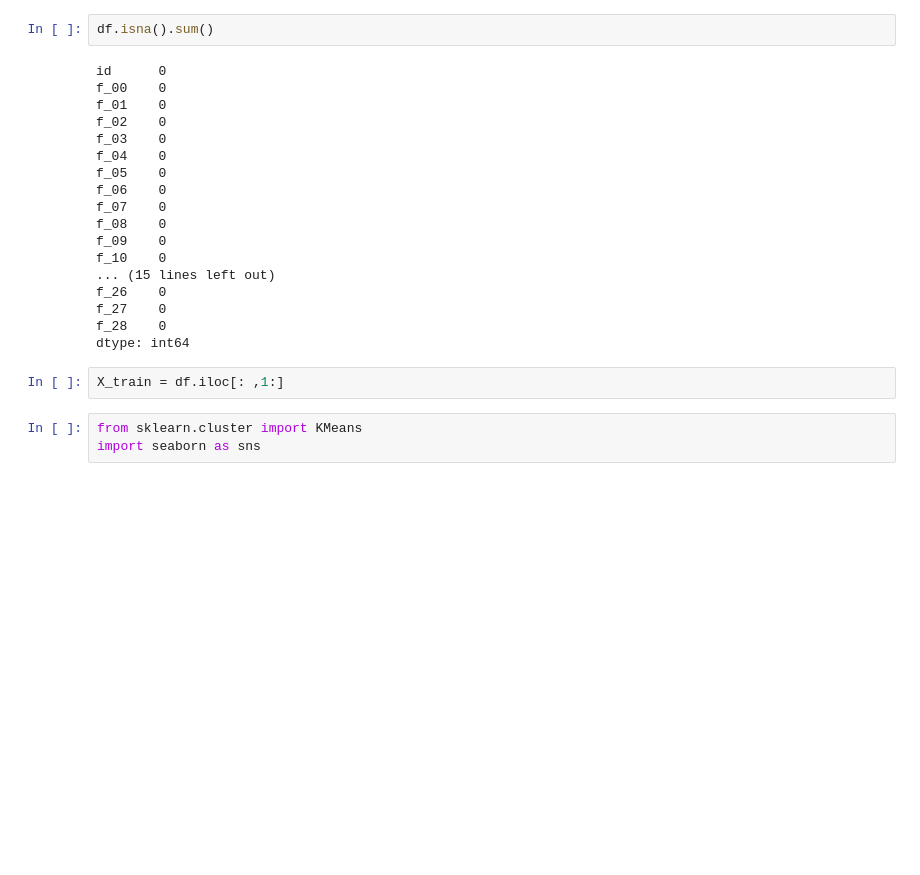
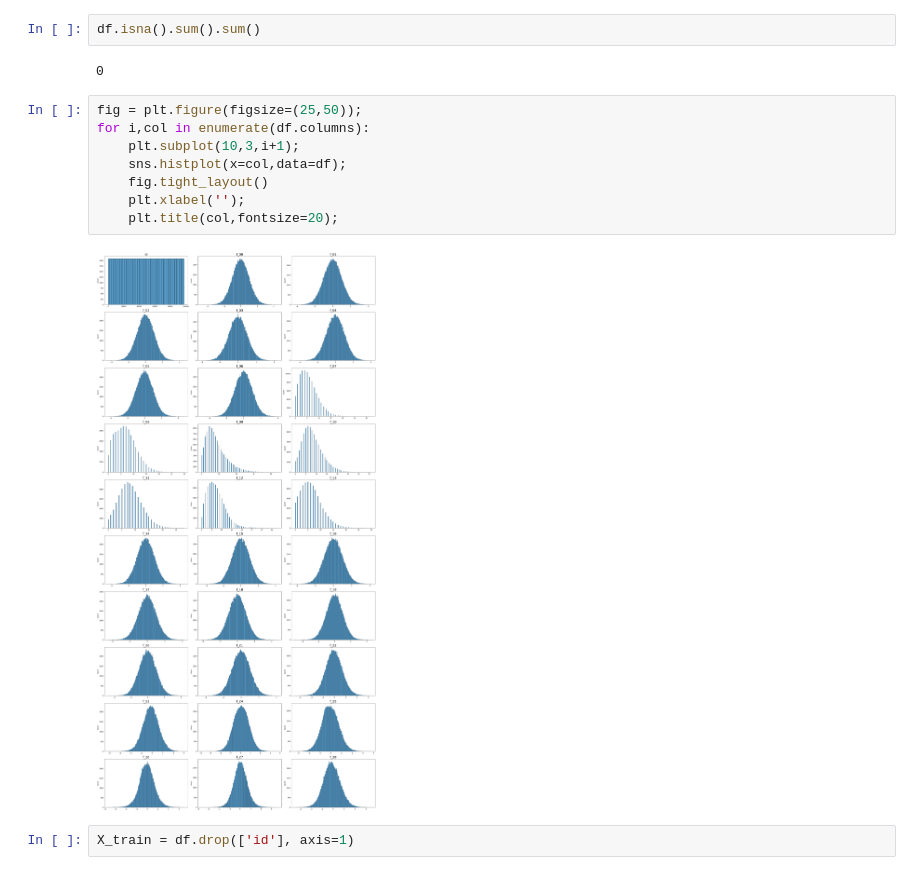
Before and after one commit to hargurjeet/Kaggle, a Jupyter notebook: july-competition.ipynb, the cells around one changed output. Saved outputs shown, nothing was run; the diff lists cells and outputs as text; blank space fills up the shorter version.

```diff
--- a/july-competition.ipynb
+++ b/july-competition.ipynb
@@ -34,25 +42,16 @@ df.head()
 # %%
-df.isna().sum()
+df.isna().sum().sum()
 # %% [output]
-id      0
-f_00    0
-f_01    0
-f_02    0
-f_03    0
-f_04    0
-f_05    0
-f_06    0
-f_07    0
-f_08    0
-f_09    0
-f_10    0
-... (15 lines left out)
-f_26    0
-f_27    0
-f_28    0
-dtype: int64
+0
+# %%
+fig = plt.figure(figsize=(25,50));
+for i,col in enumerate(df.columns):
+    plt.subplot(10,3,i+1);
+    sns.histplot(x=col,data=df);
+    fig.tight_layout()
+    plt.xlabel('');
+    plt.title(col,fontsize=20);
+# %% [output]
+[figure, added]
 # %%
-X_train = df.iloc[: ,1:]
+X_train = df.drop(['id'], axis=1)
-# %%
-from sklearn.cluster import KMeans
-import seaborn as sns
```
Also changed, not shown: parts of 11 cells of this notebook.
